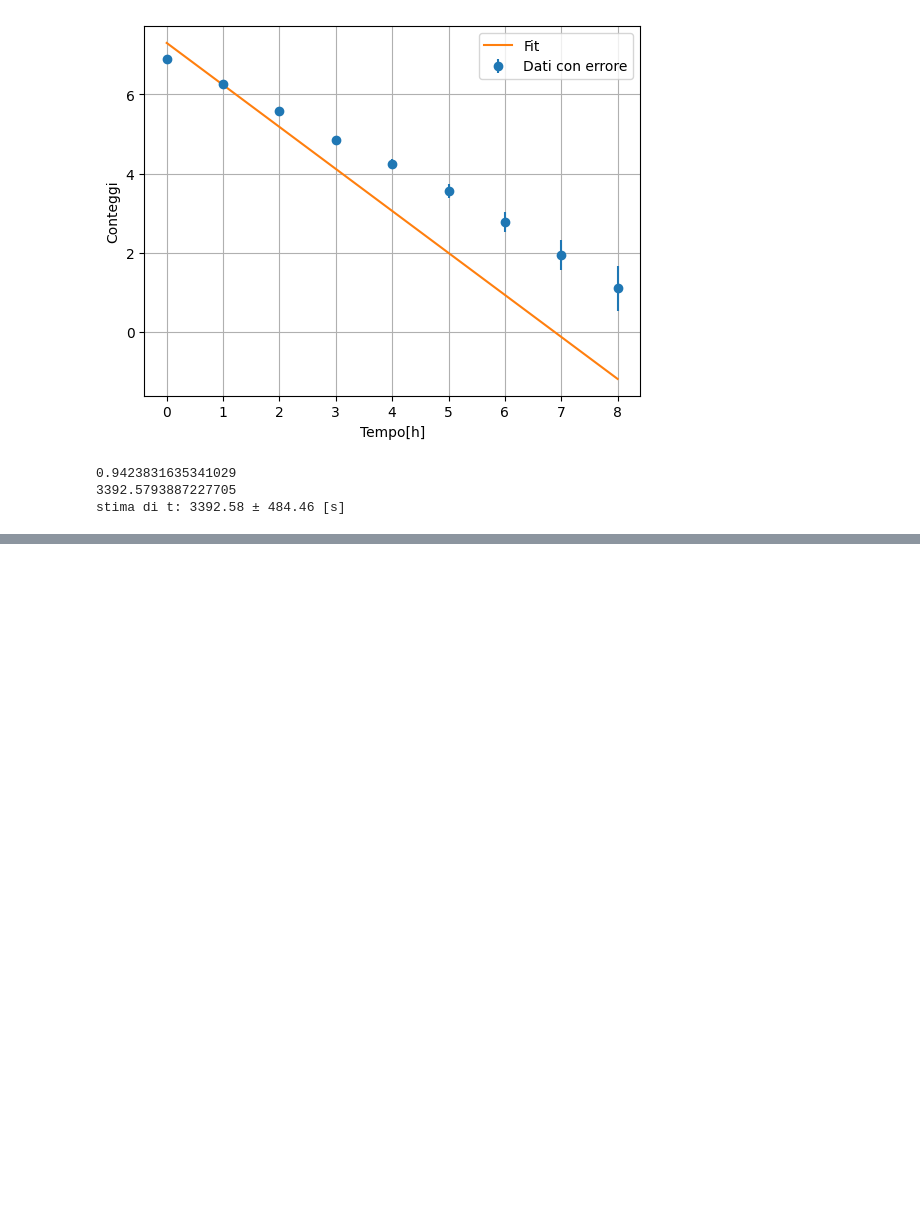
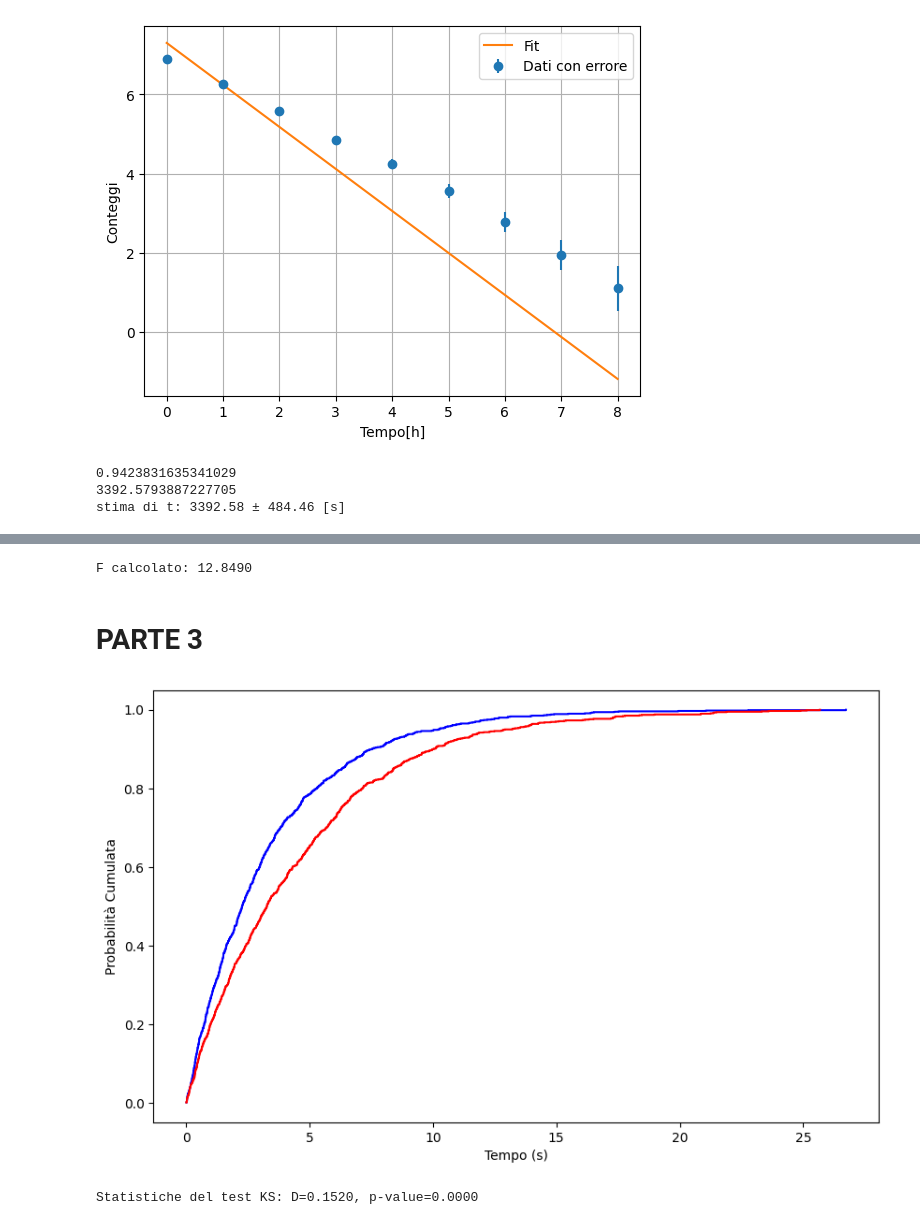
Before and after one commit to Its-mics/Statistica, a Jupyter notebook: laboratorio/Esercitazioni/5_esercitazione.ipynb, the cells around one changed output, grey strips where cells are left out. Drawn from its saved outputs; the diff is of its cells as text; code cells hidden in the pictures; blank space fills up the shorter version.

```diff
--- a/laboratorio/Esercitazioni/5_esercitazione.ipynb
+++ b/laboratorio/Esercitazioni/5_esercitazione.ipynb
@@ -397,0 +560,30 @@ stima di t: 3392.58 ± 484.46 [s]
+# %%
+F= - (valori_chi_sq[1] - valori_chi_sq[3]) * (n_parametri[1] - n_parametri[3]) / (valori_chi_sq[1]/(len(dati_x)-n_parametri[1]))
+print(f"F calcolato: {F:.4f}")
+# %% [output]
+F calcolato: 12.8490
+# %% [markdown]
+# PARTE 3
+# %%
+dati1 = np.loadtxt("dati/gruppo1.txt", max_rows=1000)
+dati1 = dati1/1000
+dati_ordinati1 = np.sort(dati1)
+dati2 = np.loadtxt("dati/gruppo3.txt", max_rows=1000)
+dati2 = dati2/1000
+dati_ordinati2 = np.sort(dati2)
+# %%
+y_fc = np.arange(1, 1001) / 1000
+plt.figure(figsize=(10, 6))
+plt.step(dati_ordinati1, y_fc, label='Frequenza cumulativa empirica', where='post', color='blue')
+plt.step(dati_ordinati2, y_fc, label='Frequenza cumulativa empirica', where='post', color='red')
+plt.xlabel("Tempo (s)")
+plt.ylabel("Probabilità Cumulata")
+plt.show()
+# %% [output]
+[figure, added]
+# %%
+from scipy.stats import ks_2samp
+D, pvalue = ks_2samp(dati_ordinati1, dati_ordinati2)
+print(f"Statistiche del test KS: D={D:.4f}, p-value={pvalue:.4f}")
+# %% [output]
+Statistiche del test KS: D=0.1520, p-value=0.0000
```
Also changed, not shown: parts of 16 cells of this notebook.
